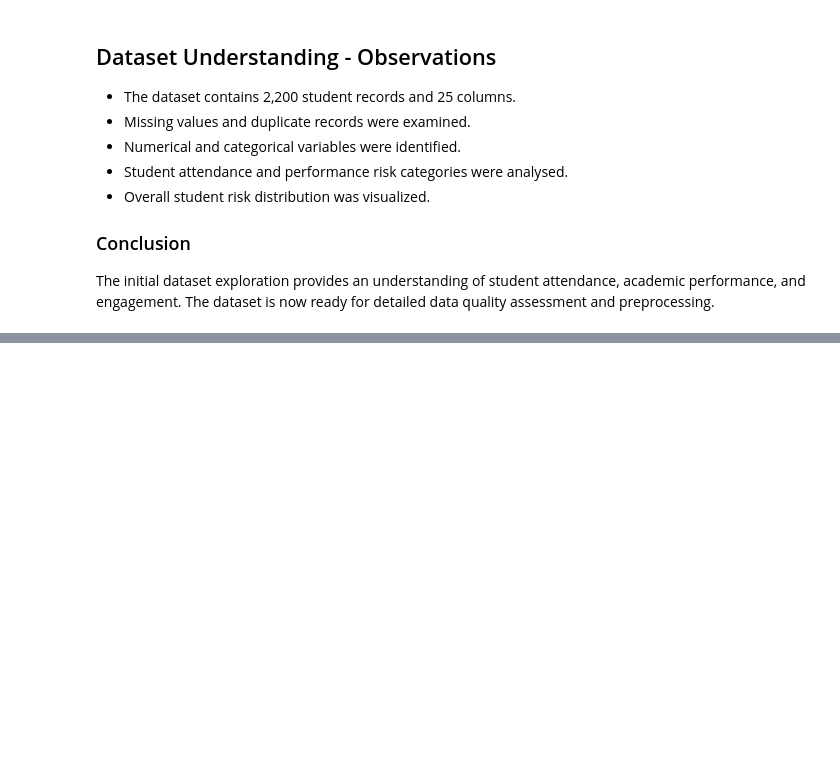
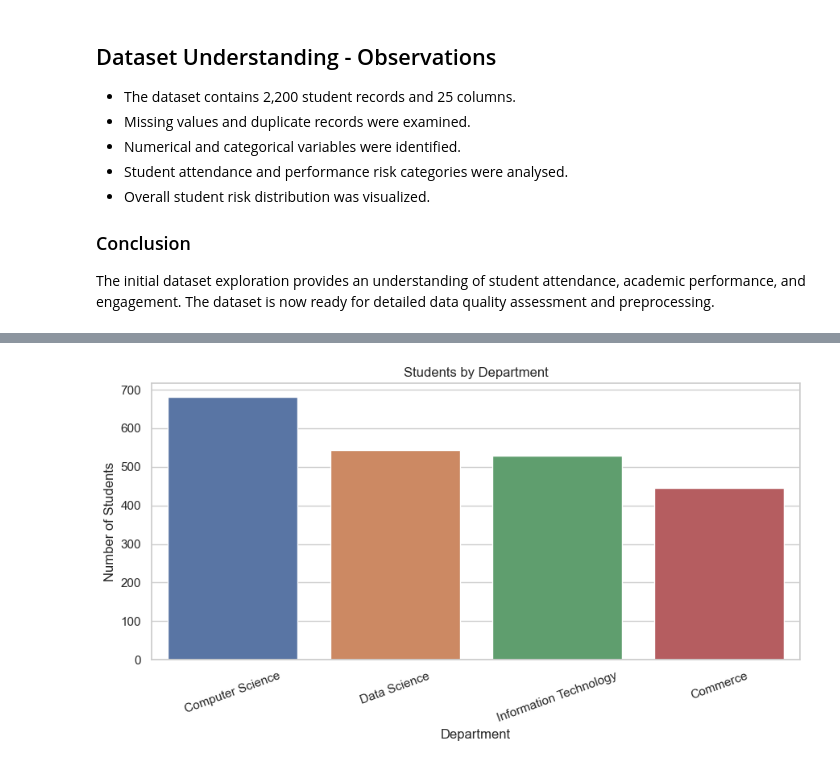
Before and after one commit to yuvrajshinde811/student-attendance-risk-analysis, a Jupyter notebook: Student_Attendance_Risk_Analysis.ipynb, the cells around one changed output, grey strips where cells are left out. Saved outputs shown, nothing was run; the diff lists cells and outputs as text; code cells hidden in the pictures; blank space fills up the shorter version.

```diff
--- a/Student_Attendance_Risk_Analysis.ipynb
+++ b/Student_Attendance_Risk_Analysis.ipynb
@@ -339,0 +691,20 @@ and preprocessing.
+# %%
+plt.figure(figsize=(9, 5))
+
+sns.countplot(
+    data=df_clean,
+    x="department",
+    hue="department",
+    legend=False
+)
+
+plt.title("Students by Department")
+plt.xlabel("Department")
+plt.ylabel("Number of Students")
+plt.xticks(rotation=20)
+
+plt.tight_layout()
+plt.savefig("Visualizations/department_distribution.png")
+plt.show()
+# %% [output]
+[figure, added]
```
Also changed, not shown: parts of 59 cells of this notebook, 15 other files.
